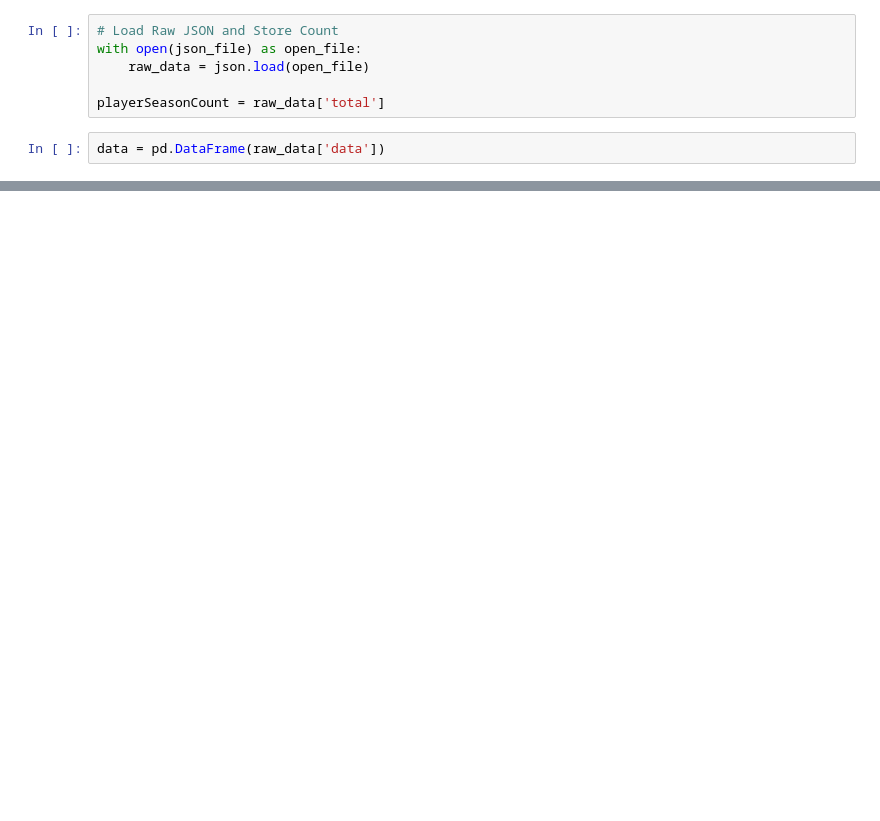
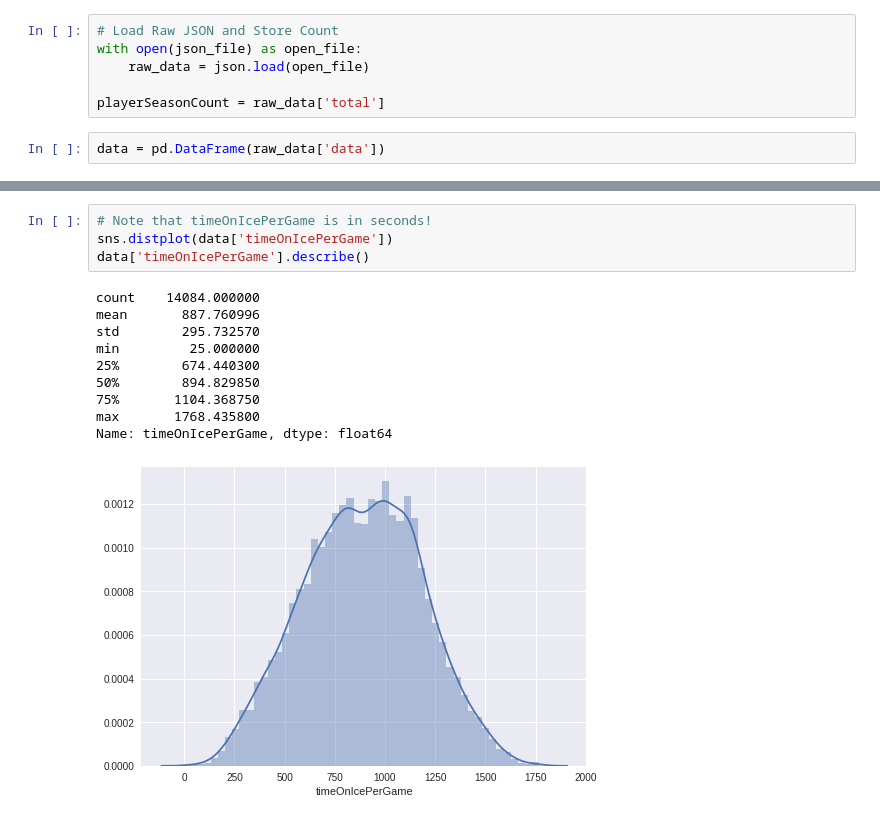
Before and after one commit to mshdavis/hockey_player_generator, a Jupyter notebook: modeling/data_exploration.ipynb, the cells around one changed output, grey strips where cells are left out. Cells and saved outputs as stored; diff of their text form; blank space fills up the shorter version.

```diff
--- a/modeling/data_exploration.ipynb
+++ b/modeling/data_exploration.ipynb
@@ -75,0 +94,15 @@ array([[<matplotlib.axes._subplots.AxesSubplot object at 0x...>,
+# %%
+# Note that timeOnIcePerGame is in seconds!
+sns.distplot(data['timeOnIcePerGame'])
+data['timeOnIcePerGame'].describe()
+# %% [output]
+count    14084.000000
+mean       887.760996
+std        295.732570
+min         25.000000
+25%        674.440300
+50%        894.829850
+75%       1104.368750
+max       1768.435800
+Name: timeOnIcePerGame, dtype: float64
+[figure, added]
```
Also changed, not shown: parts of 20 cells of this notebook.
